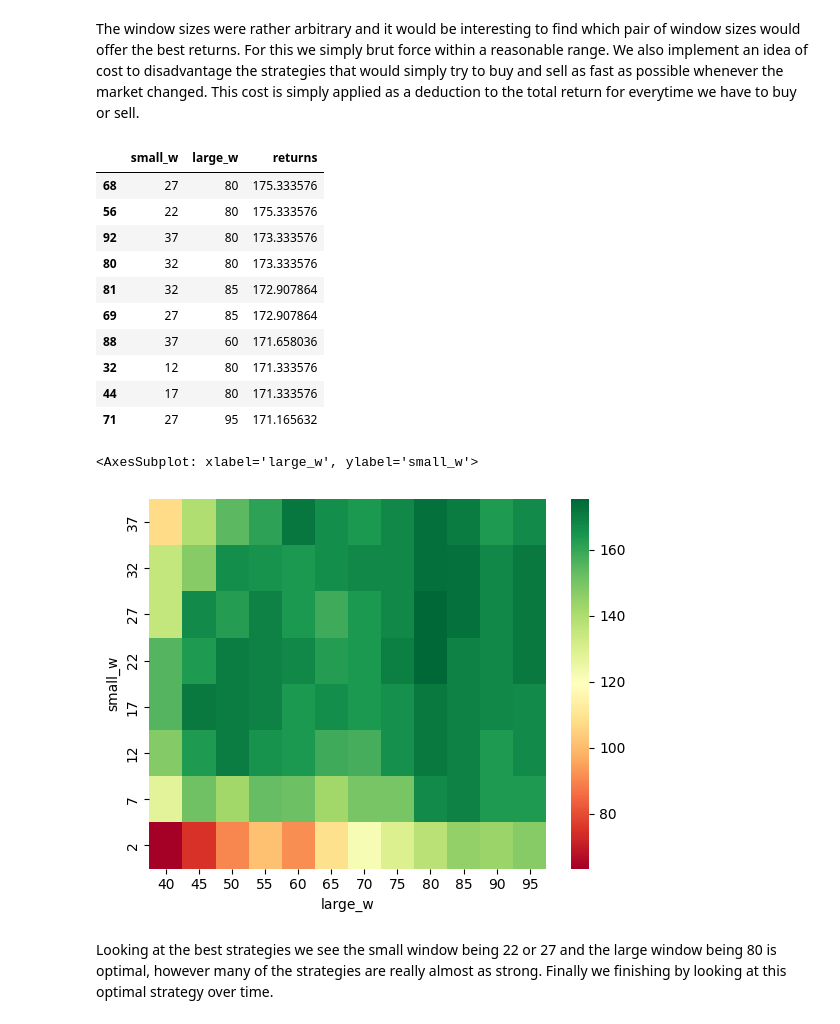
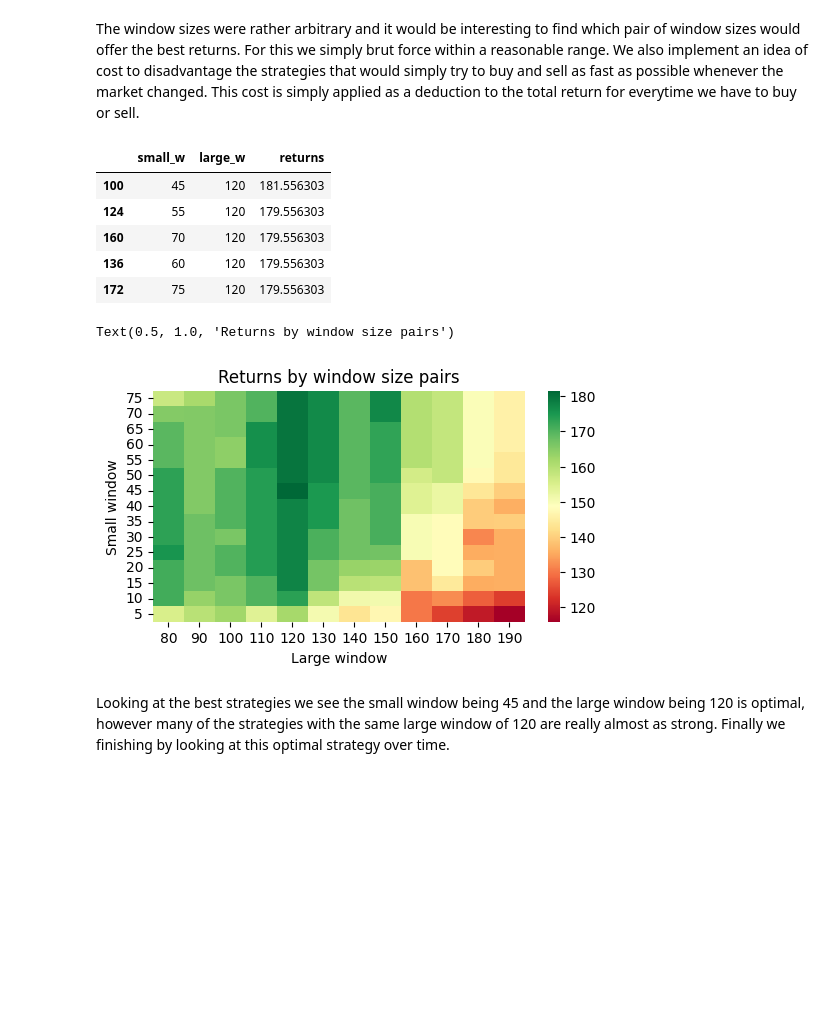
Before and after one commit to JeremyLvl/Quant-Analysis, a Jupyter notebook: 4. strategy.ipynb, the cells around one changed output. Cells and saved outputs as stored; diff of their text form; code cells hidden in the pictures; blank space fills up the shorter version.

```diff
--- a/4. strategy.ipynb
+++ b/4. strategy.ipynb
@@ -84,51 +85,52 @@ This cost is simply applied as a deduction to the total return for everytime we
 # brute force for best windows
 
 nke = pd.DataFrame(eod['NKE'])
 
 returns = pd.DataFrame(columns=['small_w','large_w','returns'])
 
-for small_w in range(2,40, 5):
-    for large_w in range(40, 100, 5):
+for small_w in range(5,80, 5):
+    for large_w in range(80, 200, 10):
         nke = pd.DataFrame(eod['NKE'])
         nke['SMA1'] = nke.NKE.rolling(window=small_w).mean()
         nke['SMA2'] = nke.NKE.rolling(window=large_w).mean()
 
         nke.dropna(inplace=True,axis=0,how='any')
 
         nke['strategy'] = np.where(nke.SMA1 > nke.SMA2, 1, -1)
 
         nke['cost'] = np.abs(nke.strategy - nke.strategy.shift(1))
 
         nke['ret'] = np.log(nke.NKE / nke.NKE.shift(1))
 
         total_ret = np.exp(nke.ret.sum())*nke.NKE[-1] - nke.cost.sum()
 
         returns = pd.concat([returns, pd.DataFrame(
             {'small_w': small_w,
              'large_w': large_w,
              'returns': total_ret} ,index=[0])],ignore_index=True)
 
-display(returns.sort_values(by='returns',ascending=False).head(10))
+display(returns.sort_values(by='returns',ascending=False).head(5))
 
 pivot = returns.pivot_table(values='returns',index='small_w',columns='large_w')
 pivot.sort_index(ascending=False,inplace=True)
-sns.heatmap(pivot,cmap='RdYlGn')
+
+fig, ax = plt.subplots()
+fig.set_size_inches(6,3)
+sns.heatmap(ax=ax,data=pivot,cmap='RdYlGn')
+ax.set_xlabel('Large window')
+ax.set_ylabel('Small window')
+ax.set_title('Returns by window size pairs')
 # %% [output]
 |  | small_w | large_w | returns |
-| 68 | 27 | 80 | 175.333576 |
-| 56 | 22 | 80 | 175.333576 |
-| 92 | 37 | 80 | 173.333576 |
-| 80 | 32 | 80 | 173.333576 |
-| 81 | 32 | 85 | 172.907864 |
-| 69 | 27 | 85 | 172.907864 |
-| 88 | 37 | 60 | 171.658036 |
-| 32 | 12 | 80 | 171.333576 |
-| 44 | 17 | 80 | 171.333576 |
-| 71 | 27 | 95 | 171.165632 |
+| 100 | 45 | 120 | 181.556303 |
+| 124 | 55 | 120 | 179.556303 |
+| 160 | 70 | 120 | 179.556303 |
+| 136 | 60 | 120 | 179.556303 |
+| 172 | 75 | 120 | 179.556303 |
-<AxesSubplot: xlabel='large_w', ylabel='small_w'>
+Text(0.5, 1.0, 'Returns by window size pairs')
-[figure, old version]
+[figure, new version]
 # %% [markdown]
-Looking at the best strategies we see the small window being 22 or 27 and the large window being 80 is optimal, however many of the strategies are really almost as strong.
+Looking at the best strategies we see the small window being 45 and the large window being 120 is optimal, however many of the strategies with the same large window of 120 are really almost as strong.
 Finally we finishing by looking at this optimal strategy over time.
 # %%
 # Dual simple moving averages
```
Also changed, not shown: parts of 14 cells of this notebook, 1 other file.
